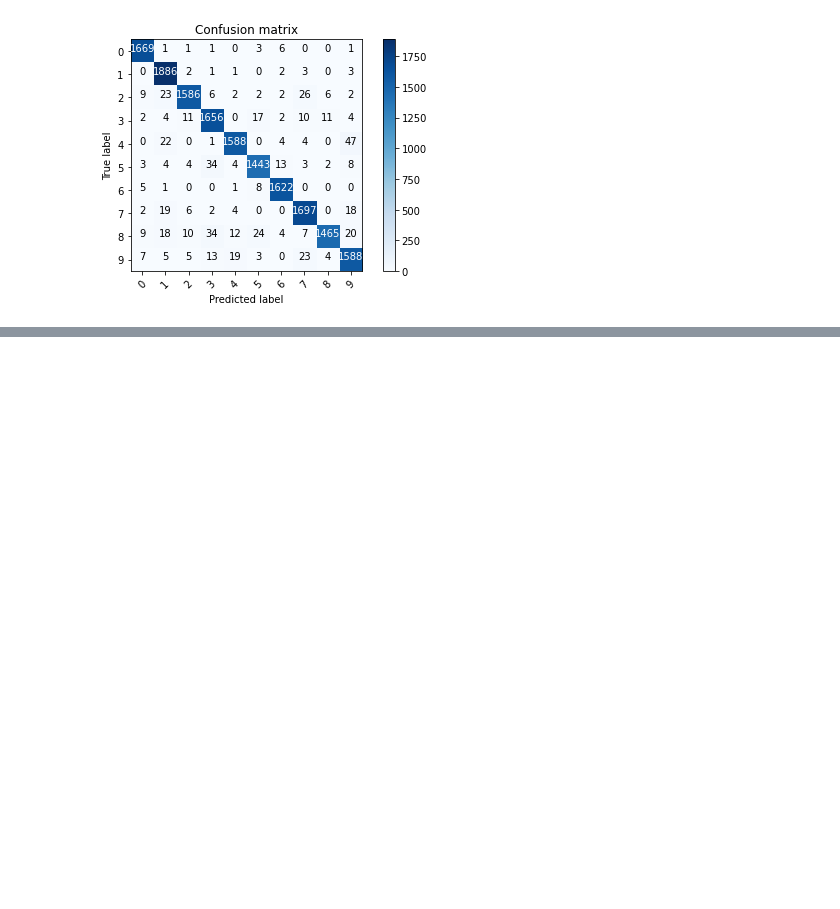
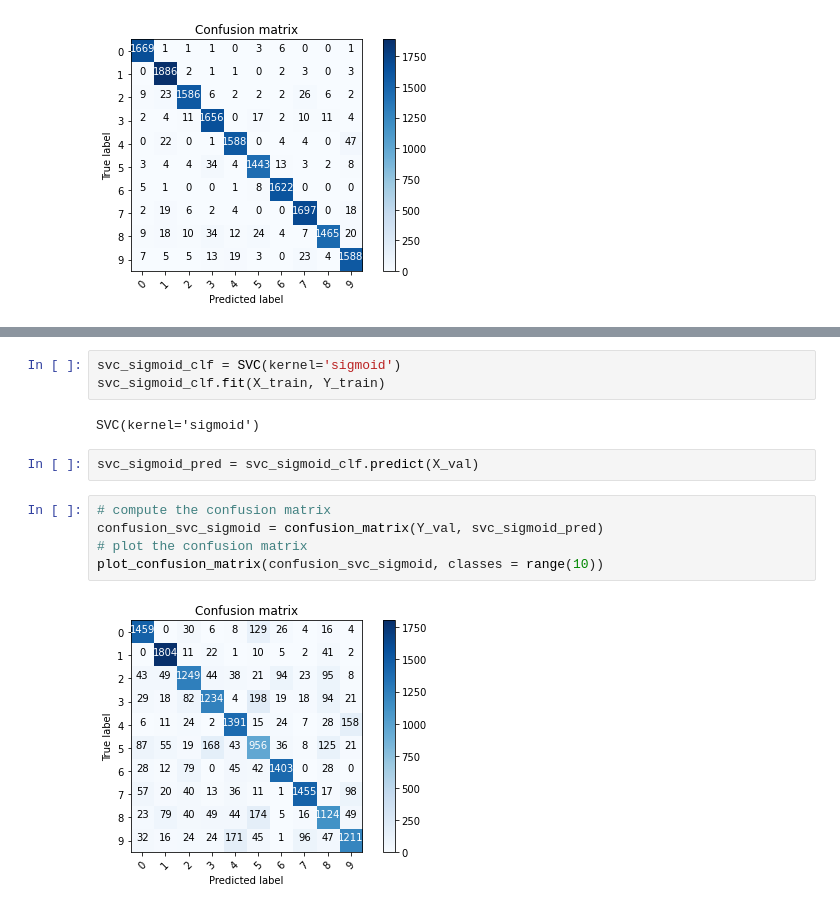
Before and after one commit to chaithrakc/syr_ads_machine_learning, a Jupyter notebook: week08knn_svm_randomforest/hw08/chaithra-hw08-knn-svm-randomforest.ipynb, the cells around one changed output, grey strips where cells are left out. Cells and saved outputs as stored; diff of their text form; blank space fills up the shorter version.

```diff
--- a/week08knn_svm_randomforest/hw08/chaithra-hw08-knn-svm-randomforest.ipynb
+++ b/week08knn_svm_randomforest/hw08/chaithra-hw08-knn-svm-randomforest.ipynb
@@ -260,0 +383,14 @@ weighted avg       0.96      0.96      0.96     16800
+# %%
+svc_sigmoid_clf = SVC(kernel='sigmoid')
+svc_sigmoid_clf.fit(X_train, Y_train)
+# %% [output]
+SVC(kernel='sigmoid')
+# %%
+svc_sigmoid_pred = svc_sigmoid_clf.predict(X_val)
+# %%
+# compute the confusion matrix
+confusion_svc_sigmoid = confusion_matrix(Y_val, svc_sigmoid_pred)
+# plot the confusion matrix
+plot_confusion_matrix(confusion_svc_sigmoid, classes = range(10))
+# %% [output]
+[figure, added]
```
Also changed, not shown: parts of 40 cells of this notebook.
